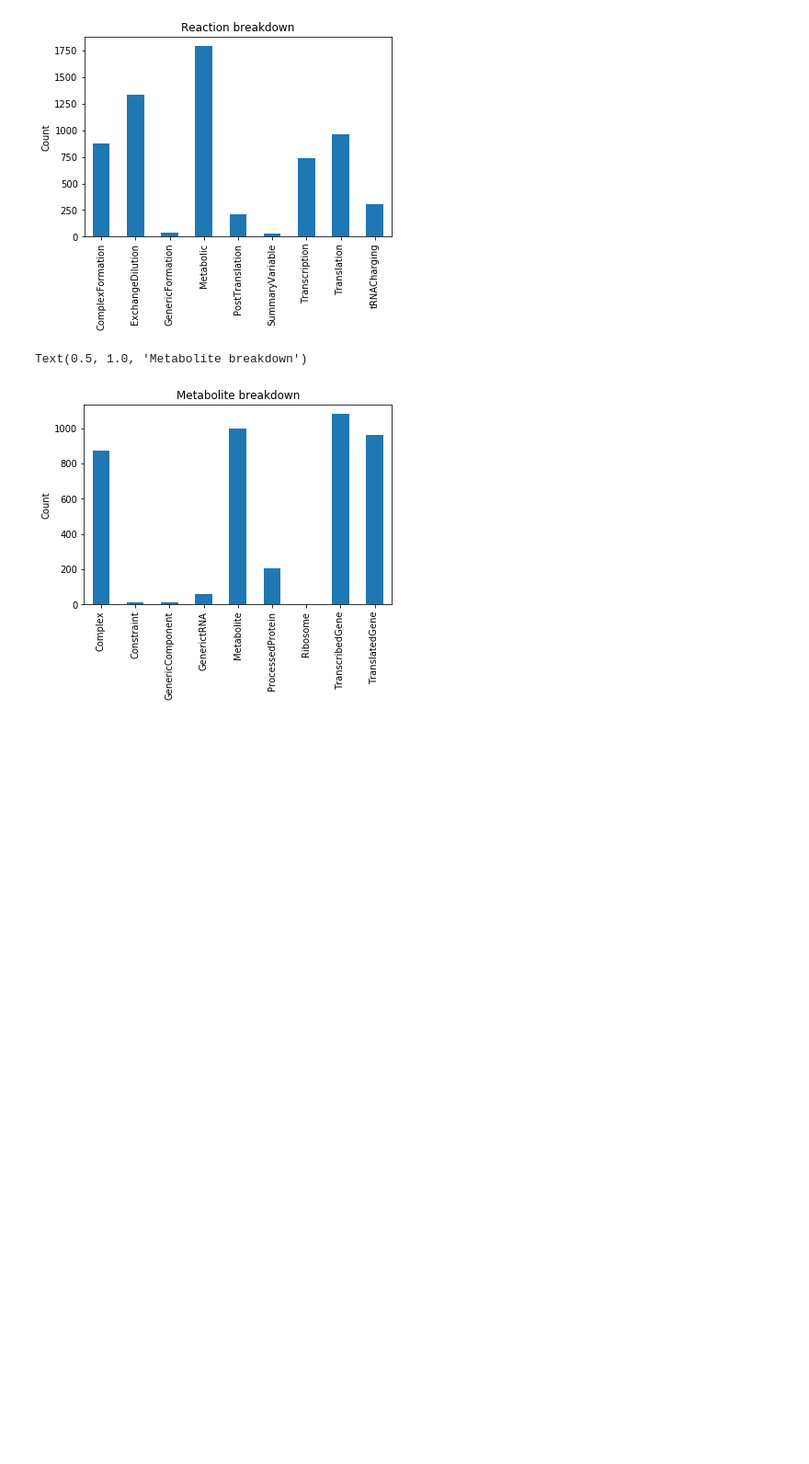
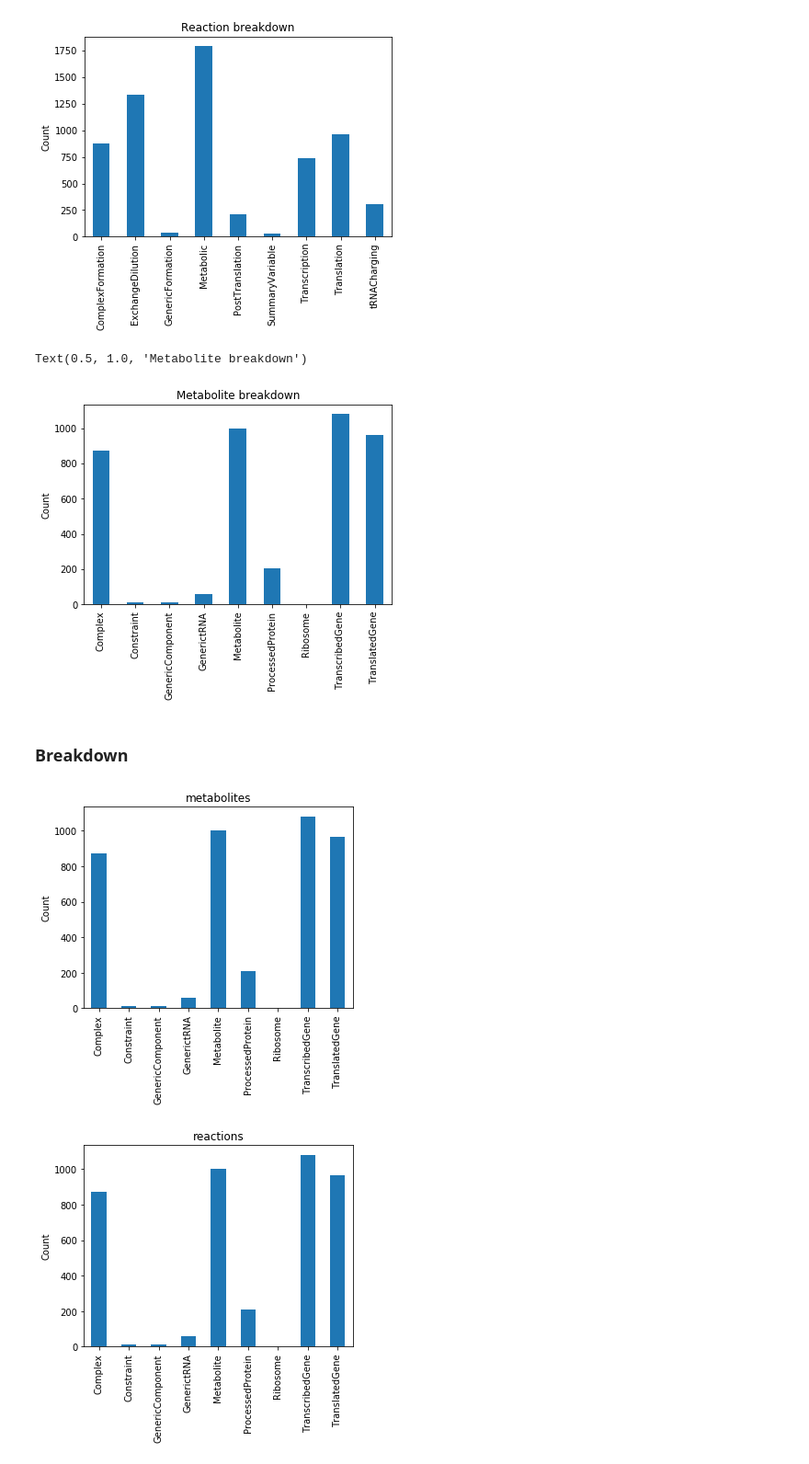
Before and after one commit to jdtibochab/bacillusme, a Jupyter notebook: bacillusme/build_me_model.ipynb, the cells around one changed output. Shown: that part at 92% size. Drawn from its saved outputs; the diff is of its cells as text; code cells hidden in the pictures; blank space fills up the shorter version.

```diff
--- a/bacillusme/build_me_model.ipynb
+++ b/bacillusme/build_me_model.ipynb
@@ -1160,3 +1160,28 @@ for met_id in exchange_list:
     r = cobrame.MEReaction("EX_" + met_id)
     me.add_reaction(r)
     r.reaction = met_id + " <=> "
+# %%
+def get_breakdown(me,field):
+    field = 'metabolites'
+    count = {}
+    for instance in getattr(me,field):
+        instance_type = instance.__class__.__name__
+        if instance_type not in count.keys():
+            count[instance_type] = 0
+        else:
+            count[instance_type] += 1
+    return pd.DataFrame.from_dict({'count':count})
+# %% [markdown]
+### Breakdown
+# %%
+import matplotlib.pyplot as plt
+fields = ['metabolites','reactions']
+for idx,f in enumerate(fields):
+    get_breakdown(me,f).plot.bar(legend=False,figsize=(5,5))
+    plt.ylabel('Count')
+    plt.title(f)
+    plt.tight_layout()
+    plt.savefig("./analysis/figures/{}_breakdown.svg".format(f), format="SVG")
+# %% [output]
+[figure, added]
+[figure, added]
```
Also changed, not shown: 3 other files.
